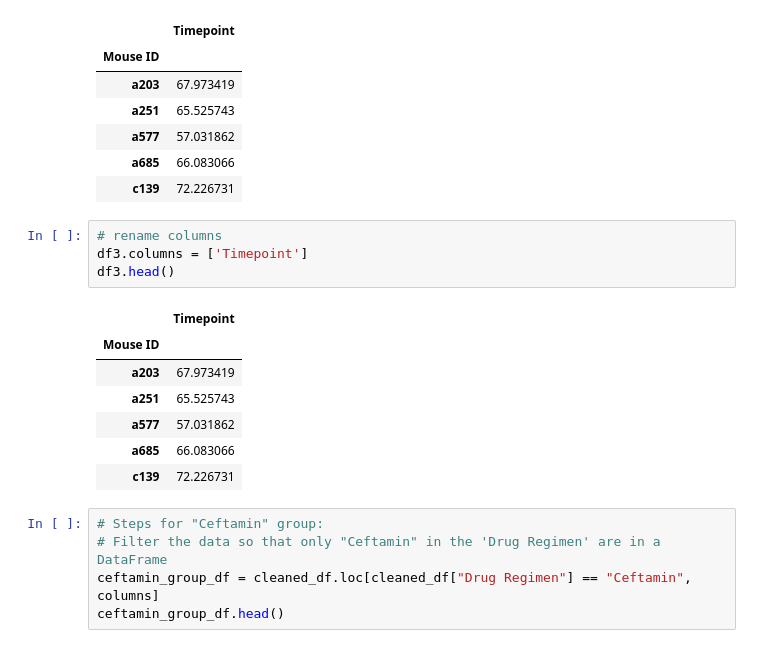
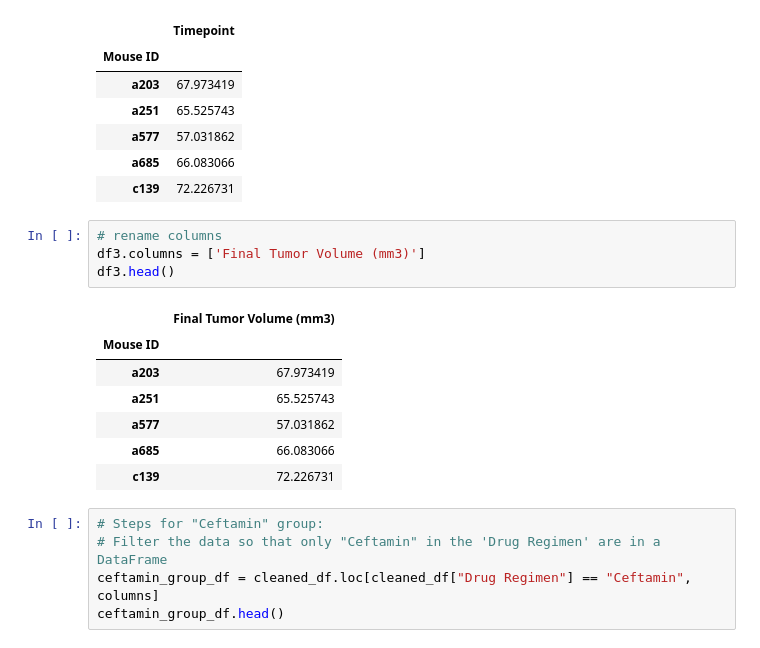
Before and after one commit to uzmabb182/Matplotlib-Assignment, a Jupyter notebook: pymaceuticals_starter_homework.ipynb, the cells around one changed output. Drawn from its saved outputs; the diff is of its cells as text.

```diff
--- a/pymaceuticals_starter_homework.ipynb
+++ b/pymaceuticals_starter_homework.ipynb
@@ -770,10 +771,10 @@ df3.head()
 | c139 | 72.226731 |
 # %%
 # rename columns
-df3.columns = ['Timepoint']
+df3.columns = ['Final Tumor Volume (mm3)']
 df3.head()
 # %% [output]
-|  | Timepoint |
+|  | Final Tumor Volume (mm3) |
 | Mouse ID |  |
 | a203 | 67.973419 |
 | a251 | 65.525743 |
```
Also changed, not shown: parts of 12 cells of this notebook.
